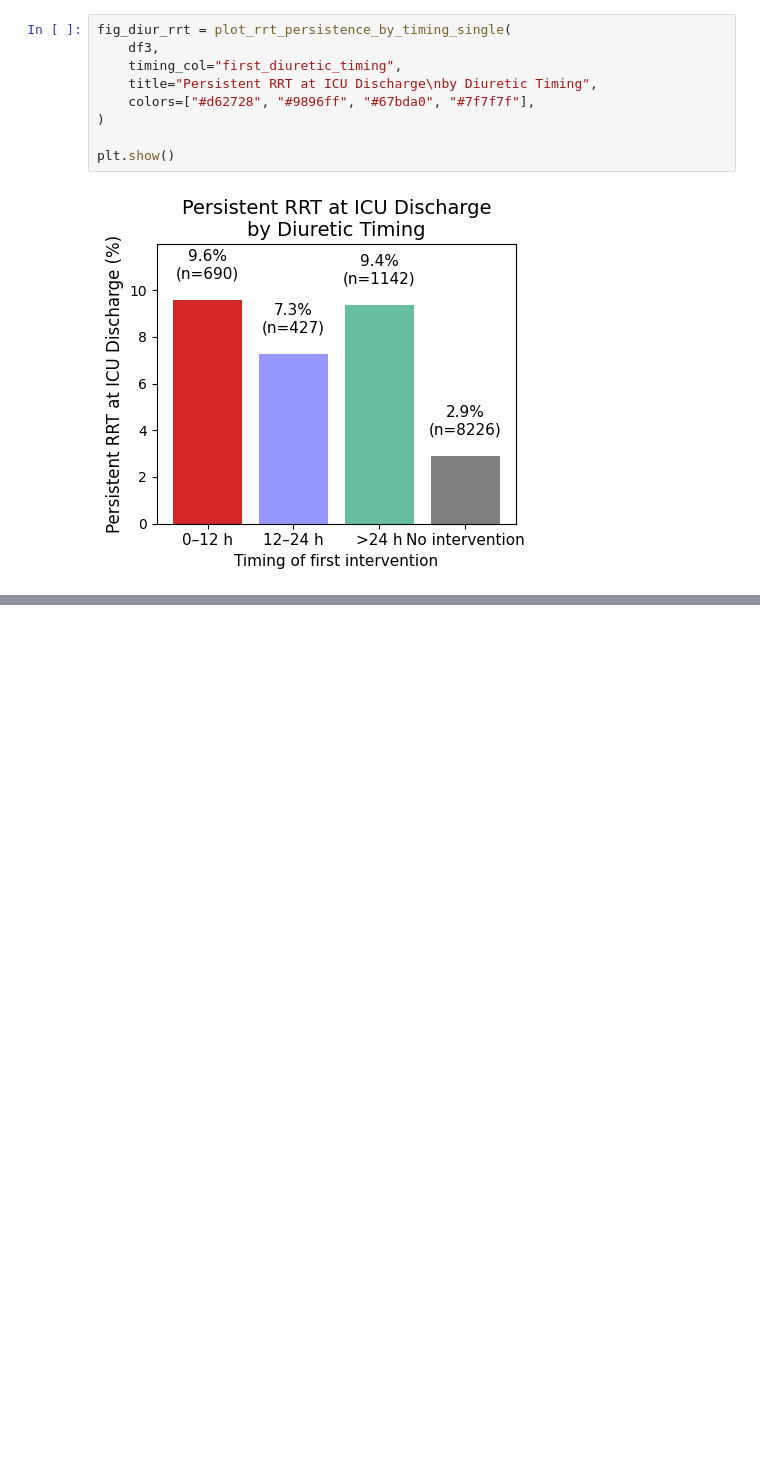
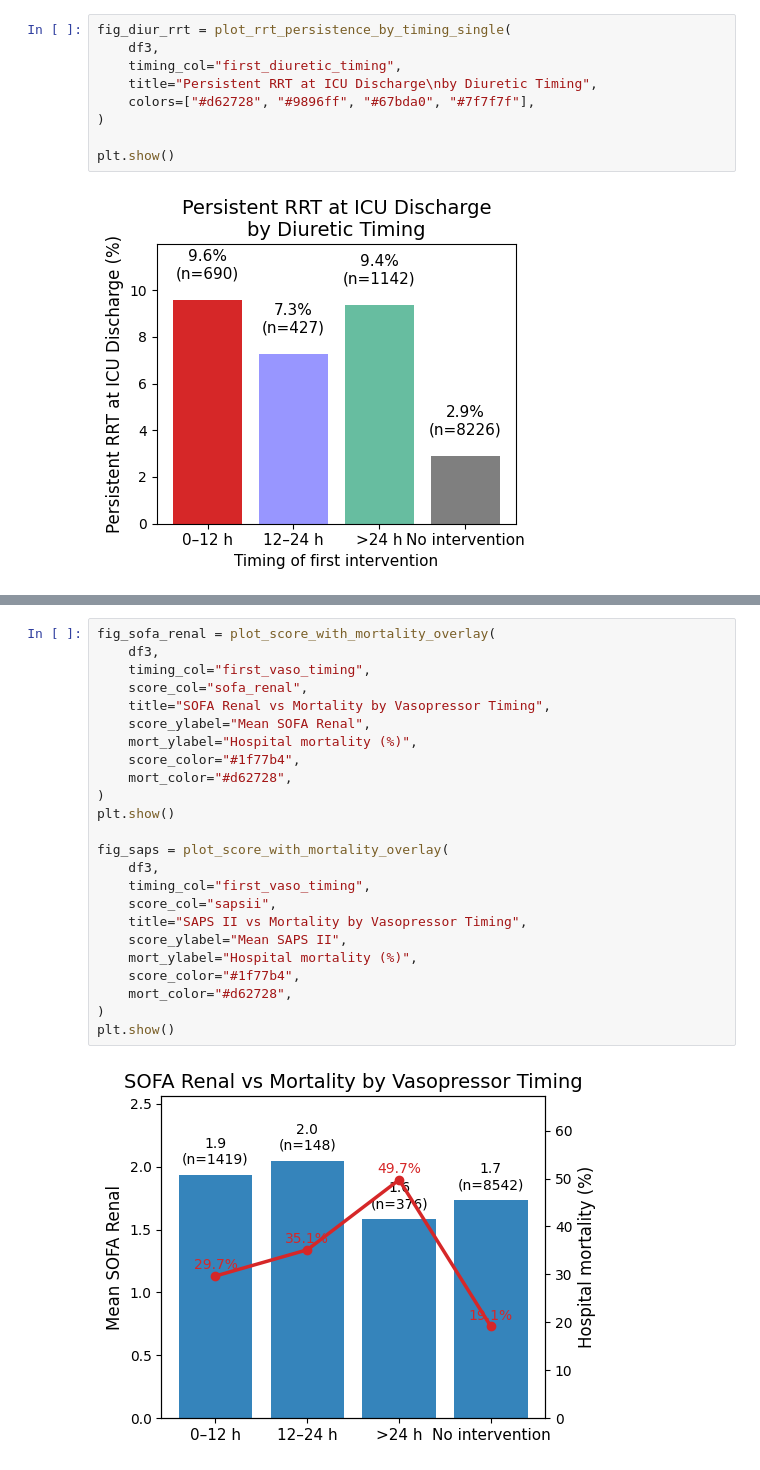
Before and after one commit to SimonKossack/mimiciii-BioMedicalProject, a Jupyter notebook: NierenNotebooks/07_saps2.ipynb, the cells around one changed output, grey strips where cells are left out. Drawn from its saved outputs; the diff is of its cells as text; blank space fills up the shorter version.

```diff
--- a/NierenNotebooks/07_saps2.ipynb
+++ b/NierenNotebooks/07_saps2.ipynb
@@ -663,0 +1046,26 @@ plt.show()
+# %%
+fig_sofa_renal = plot_score_with_mortality_overlay(
+    df3,
+    timing_col="first_vaso_timing",
+    score_col="sofa_renal",
+    title="SOFA Renal vs Mortality by Vasopressor Timing",
+    score_ylabel="Mean SOFA Renal",
+    mort_ylabel="Hospital mortality (%)",
+    score_color="#1f77b4",
+    mort_color="#d62728",
+)
+plt.show()
+
+fig_saps = plot_score_with_mortality_overlay(
+    df3,
+    timing_col="first_vaso_timing",
+    score_col="sapsii",
+    title="SAPS II vs Mortality by Vasopressor Timing",
+    score_ylabel="Mean SAPS II",
+    mort_ylabel="Hospital mortality (%)",
+    score_color="#1f77b4",
+    mort_color="#d62728",
+)
+plt.show()
+# %% [output]
+[figure, added]
```
Also changed, not shown: parts of 22 cells of this notebook.
